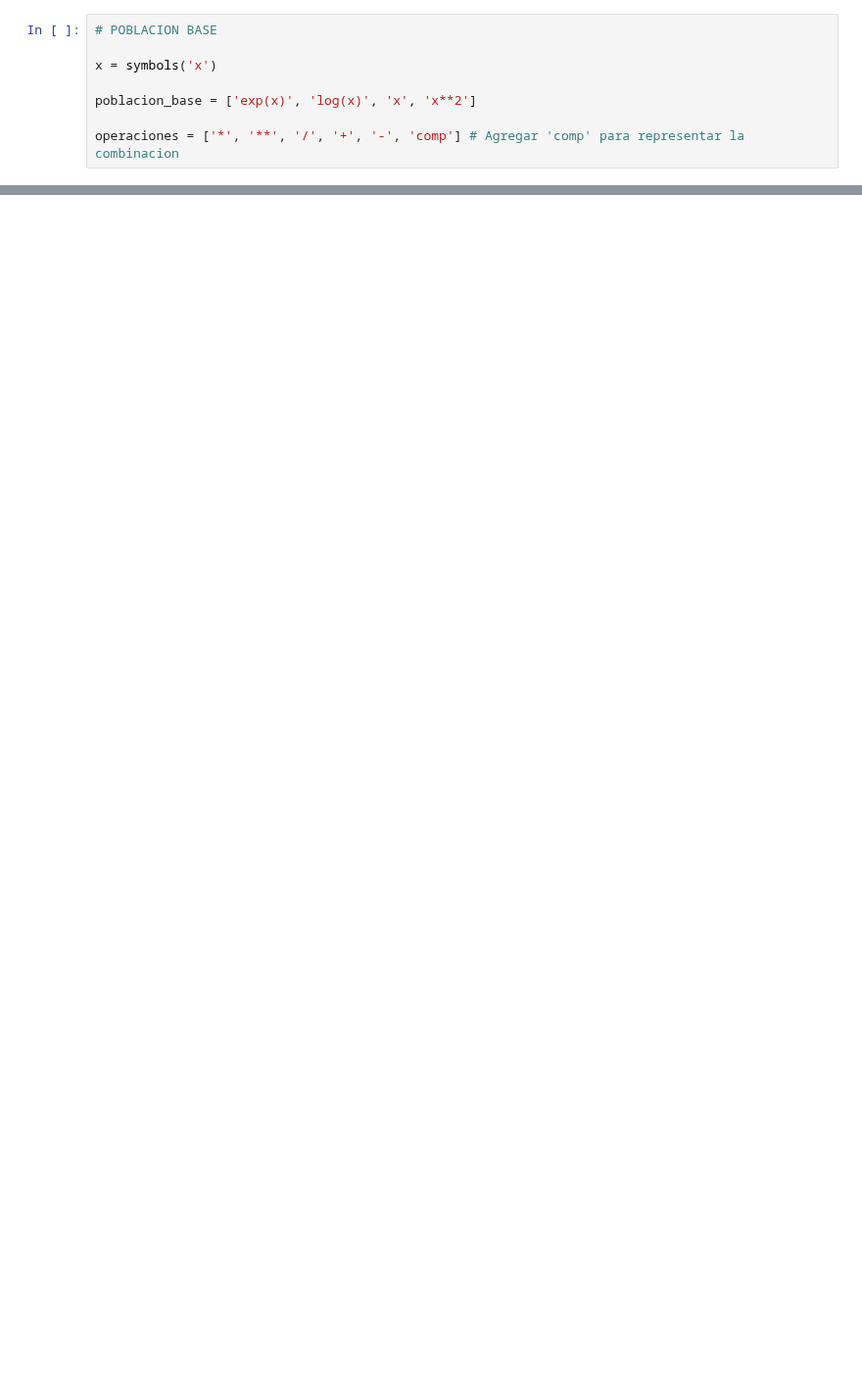
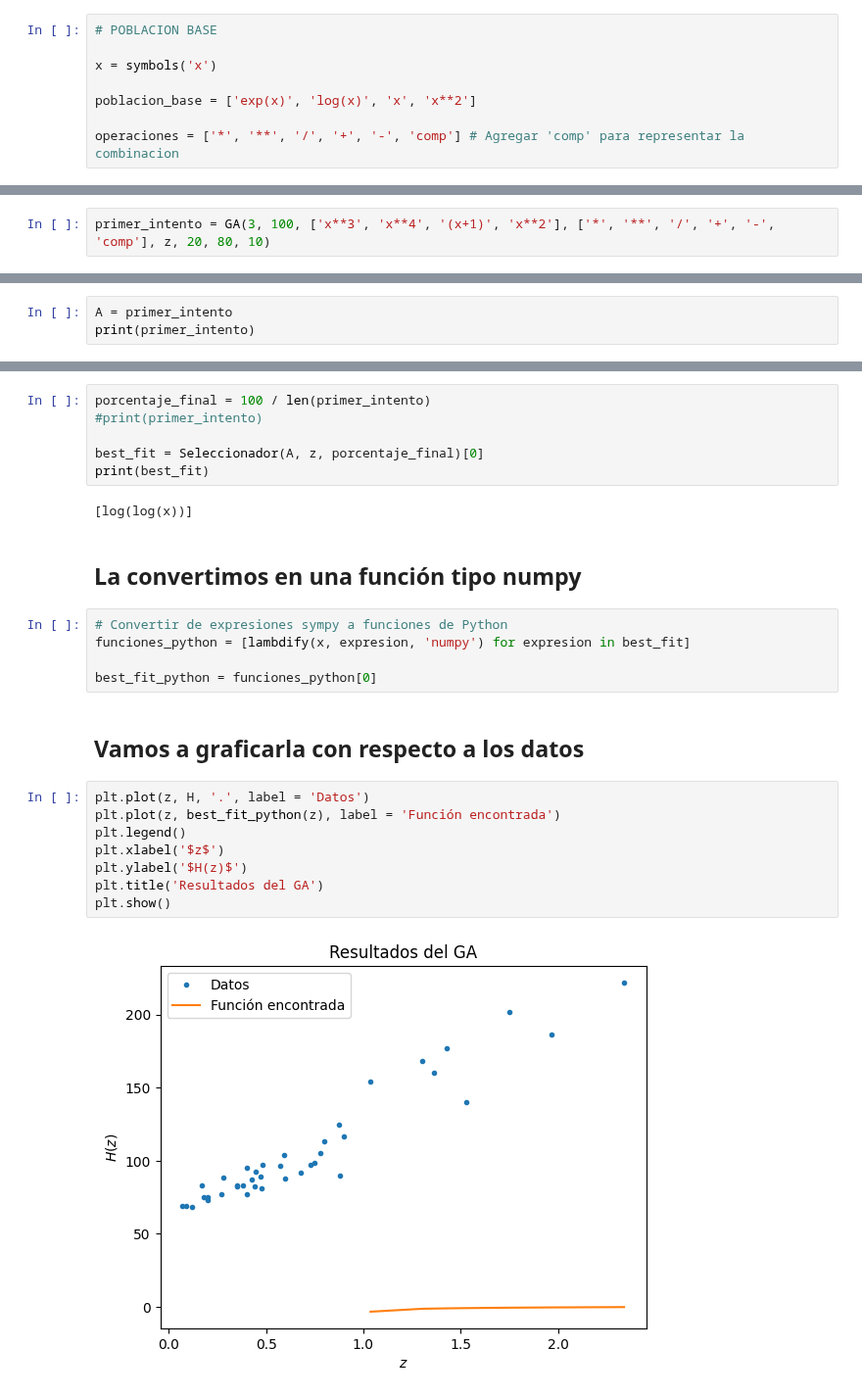
Before and after one commit to XimePS/Practica-DFI, a Jupyter notebook: GA_avances.ipynb, the cells around one changed output, grey strips where cells are left out. Shown at 98% size. Saved outputs shown, nothing was run; the diff lists cells and outputs as text; blank space fills up the shorter version.

```diff
--- a/GA_avances.ipynb
+++ b/GA_avances.ipynb
@@ -230,0 +503,2 @@ print(len(A))
+# %%
+primer_intento = GA(3, 100, ['x**3', 'x**4', '(x+1)', 'x**2'], ['*', '**', '/', '+', '-', 'comp'], z, 20, 80, 10)
@@ -230,0 +512,3 @@ print(len(A))
+# %%
+A = primer_intento
+print(primer_intento)
@@ -230,0 +519,27 @@ print(len(A))
+# %%
+porcentaje_final = 100 / len(primer_intento)
+#print(primer_intento)
+
+best_fit = Seleccionador(A, z, porcentaje_final)[0]
+print(best_fit)
+# %% [output]
+[log(log(x))]
+# %% [markdown]
+## La convertimos en una función tipo numpy
+# %%
+# Convertir de expresiones sympy a funciones de Python
+funciones_python = [lambdify(x, expresion, 'numpy') for expresion in best_fit]
+
+best_fit_python = funciones_python[0]
+# %% [markdown]
+## Vamos a graficarla con respecto a los datos
+# %%
+plt.plot(z, H, '.', label = 'Datos')
+plt.plot(z, best_fit_python(z), label = 'Función encontrada')
+plt.legend()
+plt.xlabel('$z$')
+plt.ylabel('$H(z)$')
+plt.title('Resultados del GA')
+plt.show()
+# %% [output]
+[figure, added]
```
Also changed, not shown: parts of 27 cells of this notebook.
